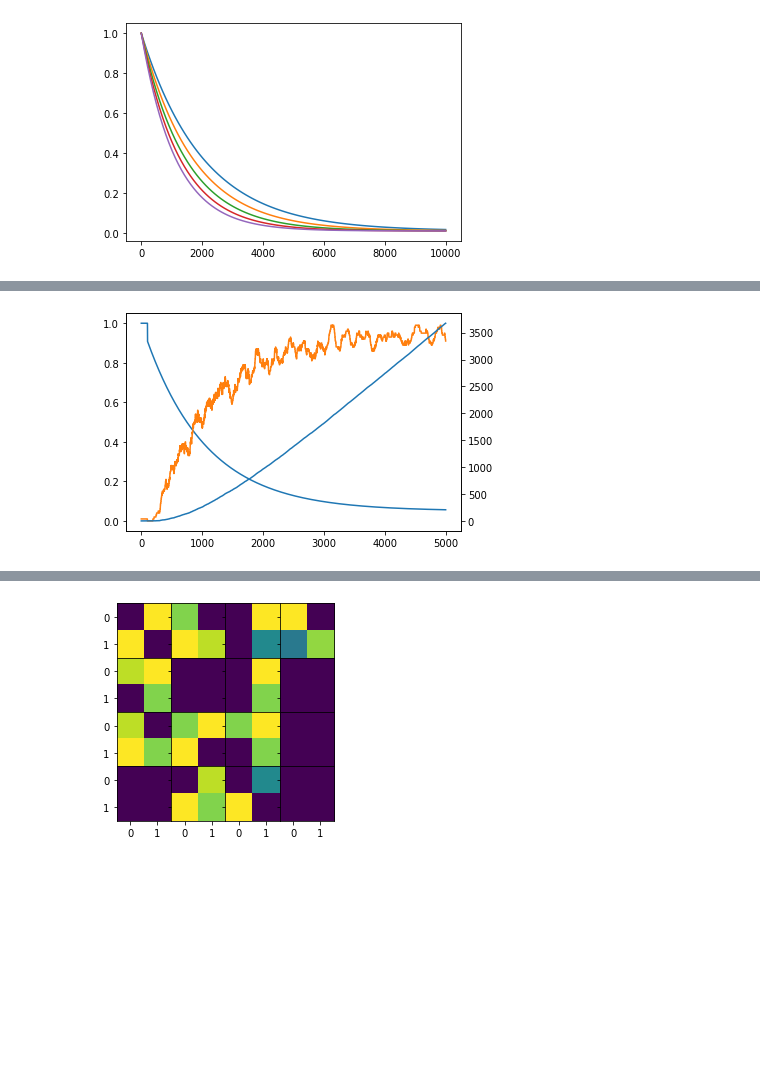
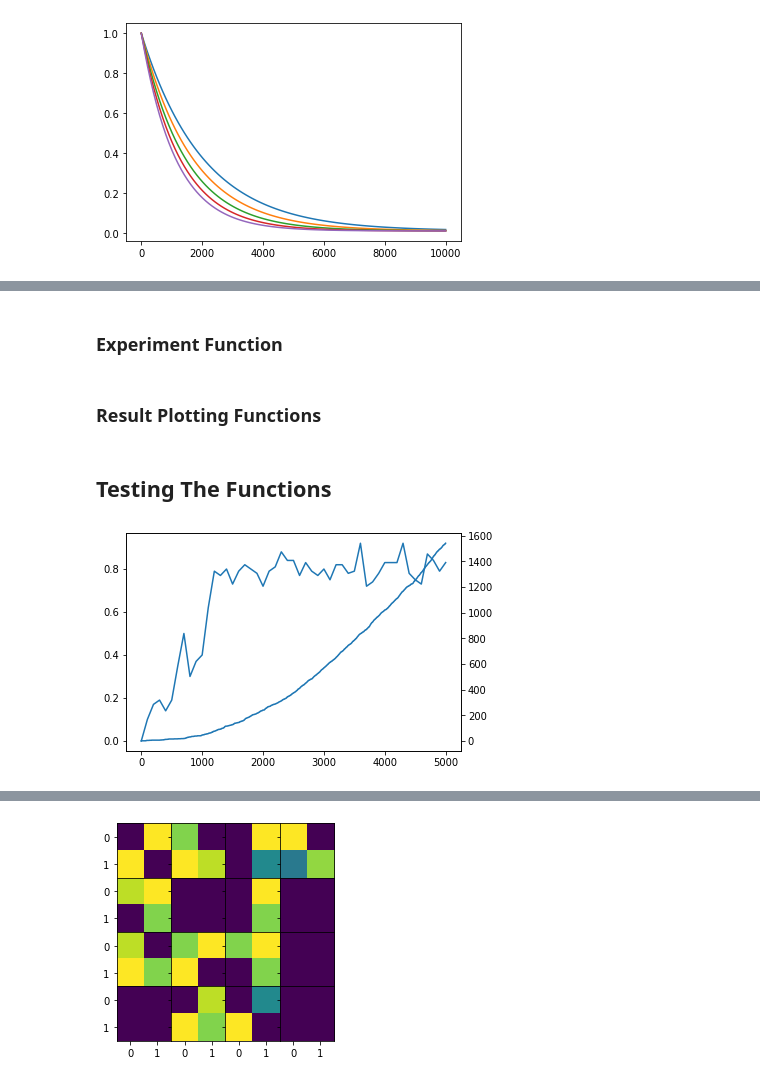
Before and after one commit to Samworth27/DRL-Workshop, a Jupyter notebook: week2/t1.ipynb, the cells around one changed output, grey strips where cells are left out. Cells and saved outputs as stored; diff of their text form; code cells hidden in the pictures; blank space fills up the shorter version.

```diff
--- a/week2/t1.ipynb
+++ b/week2/t1.ipynb
@@ -113,0 +160,22 @@ def trainModel(env, episodes, learning_rate, discount, epsilon_decay, epsilon_ma
+# %%
+def trainAndTest(env, episodes, test_interval, test_iterations, hyper_params):
+  q_table = None
+  current_episode = 0
+
+  episode_array = [0]
+  score_array = [0]
+  rewards_array = []
+
+  while current_episode < episodes:
+    q_table, rewards = trainModel(env, test_interval, hyper_params, current_episode, q_table )
+    current_episode += test_interval
+
+
+    episode_array.append(current_episode)
+    score_array.append(runTests(env, q_table, test_iterations))
+    rewards_array.append(rewards)
+
+
+  return  q_table, episode_array, score_array, rewards_array
+# %% [markdown]
+### Experiment Function
@@ -113,0 +243,2 @@ def trainModel(env, episodes, learning_rate, discount, epsilon_decay, epsilon_ma
+# %% [markdown]
+### Result Plotting Functions
@@ -114,17 +322,23 @@ def trainModel(env, episodes, learning_rate, discount, epsilon_decay, epsilon_ma
+# %% [markdown]
+## Testing The Functions
 # %%
-env = gym.make("FrozenLake-v1", map_name="4x4", is_slippery=False, new_step_api=True)
+env = gym.make("FrozenLake-v1", map_name="4x4",
+               is_slippery=True, new_step_api=True)
 
-q_table, rewards, epsilon_values = trainModel(env,5000, learning_rate=0.4, discount=0.9, epsilon_decay=0.001)
+hyper_params = HyperParams(0.1, 0.99, 0.001)
+
+q_table, x_axis, y_axis, rewards = trainAndTest(env, 5000, 100, 100, hyper_params)
+
 
 fig, ax = plt.subplots()
 twin = ax.twinx()
-cumsum_rewards = np.cumsum(rewards)
+cumulative_rewards = np.cumsum(rewards)
 
-ax.plot(epsilon_values)
-twin.plot(cumsum_rewards)
-ax.plot(movingAverage(rewards,100))
+ax.plot(x_axis, y_axis)
+twin.plot(cumulative_rewards)
+
 
 
 plt.show()
 # %% [output]
-[figure, old version]
+[figure, new version]
```
Also changed, not shown: parts of 31 cells of this notebook, 1 other file.
